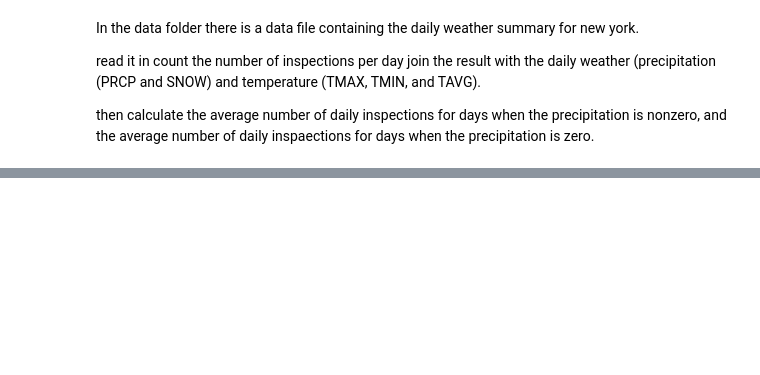
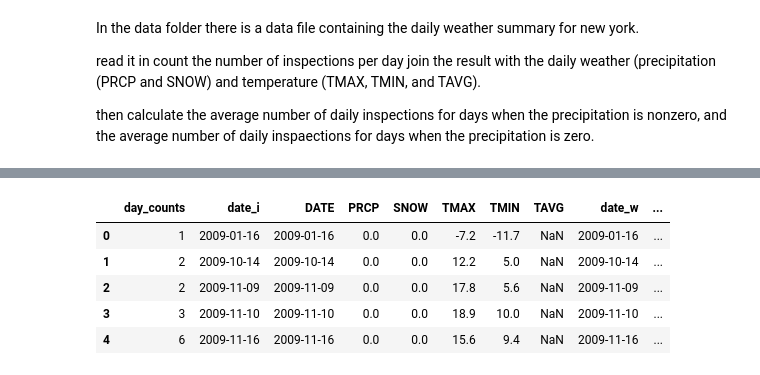
Before and after one commit to bw-matthew/python_exercises, a Jupyter notebook: solutions/CRS/05_solution_crs.ipynb, the cells around one changed output, grey strips where cells are left out. Saved outputs shown, nothing was run; the diff lists cells and outputs as text; code cells hidden in the pictures; blank space fills up the shorter version.

```diff
--- a/solutions/CRS/05_solution_crs.ipynb
+++ b/solutions/CRS/05_solution_crs.ipynb
@@ -27,0 +114,7 @@ weather_csv_name.head()
+# %%
+# sorting out and re-indexing the dataframe
+
+inspection_day_counts = inspection_day_counts.rename(columns={"just_inspection_date" : "day_counts"})
+inspection_day_counts["date_i"] = inspection_day_counts.index
+inspection_day_counts["date_i"] = pd.to_datetime(inspection_day_counts["date_i"])
+inspection_day_counts.head()
@@ -27,0 +129,3 @@ weather_csv_name.head()
+# %%
+weather_only = weather_dataframe[['DATE','PRCP', 'SNOW', 'TMAX', 'TMIN', 'TAVG']]
+weather_only.head()
@@ -27,0 +139,5 @@ weather_csv_name.head()
+# %%
+weather_format_descriptor = '%Y-%m-%d'
+
+weather_only["date_w"] = weather_only.apply(lambda row: datetime.datetime.strptime(row['DATE'], weather_format_descriptor), axis=1)
+weather_only.head()
@@ -27,0 +156,3 @@ weather_csv_name.head()
+# %%
+merged = pd.merge(inspection_day_counts,weather_only,how='left', left_on='date_i', right_on='date_w')
+merged.head()
@@ -27,0 +166,10 @@ weather_csv_name.head()
+# %%
+merged["total_precipitation"] = merged["SNOW"] + merged["PRCP"]
+merged.head()
+# %% [output]
+|  | day_counts | date_i | DATE | PRCP | SNOW | TMAX | TMIN | TAVG | date_w | ... |
+| 0 | 1 | 2009-01-16 | 2009-01-16 | 0.0 | 0.0 | -7.2 | -11.7 | NaN | 2009-01-16 | ... |
+| 1 | 2 | 2009-10-14 | 2009-10-14 | 0.0 | 0.0 | 12.2 | 5.0 | NaN | 2009-10-14 | ... |
+| 2 | 2 | 2009-11-09 | 2009-11-09 | 0.0 | 0.0 | 17.8 | 5.6 | NaN | 2009-11-09 | ... |
+| 3 | 3 | 2009-11-10 | 2009-11-10 | 0.0 | 0.0 | 18.9 | 10.0 | NaN | 2009-11-10 | ... |
+| 4 | 6 | 2009-11-16 | 2009-11-16 | 0.0 | 0.0 | 15.6 | 9.4 | NaN | 2009-11-16 | ... |
```
Also changed, not shown: parts of 18 cells of this notebook, 1 other file.
